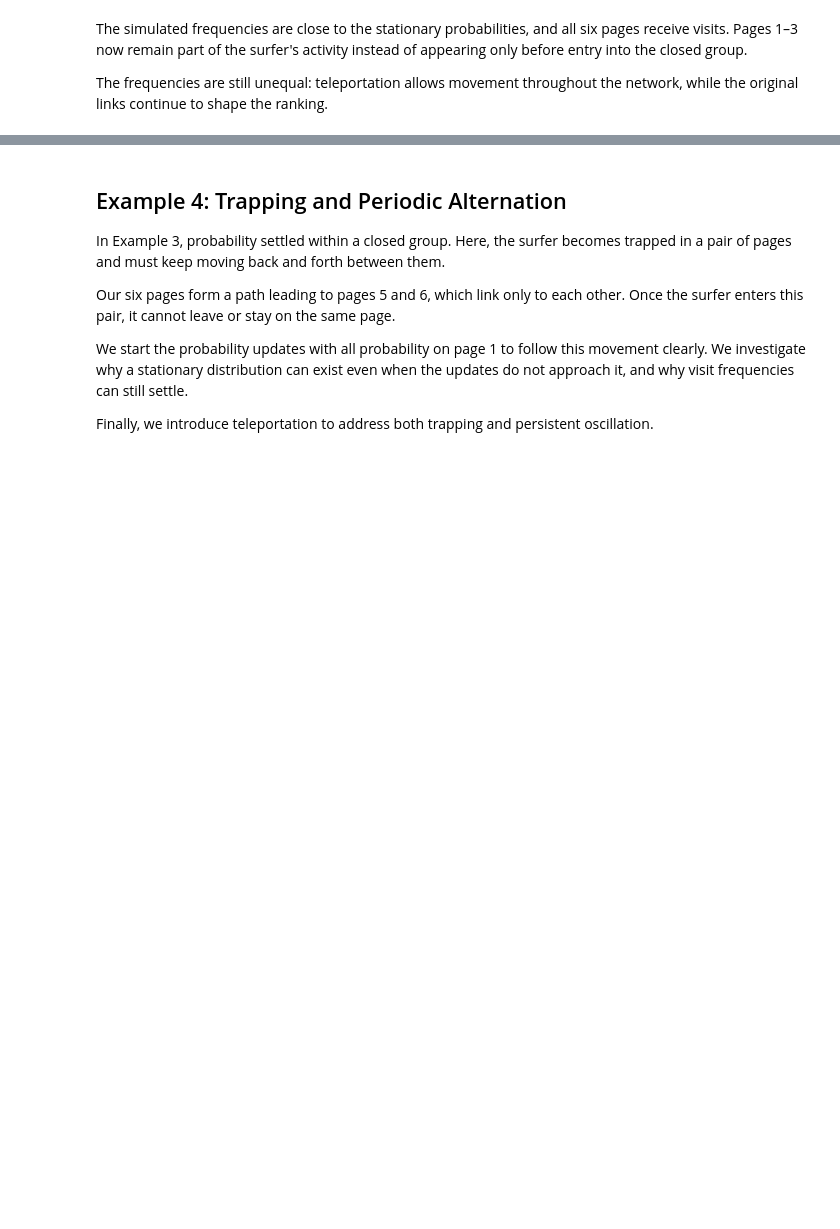
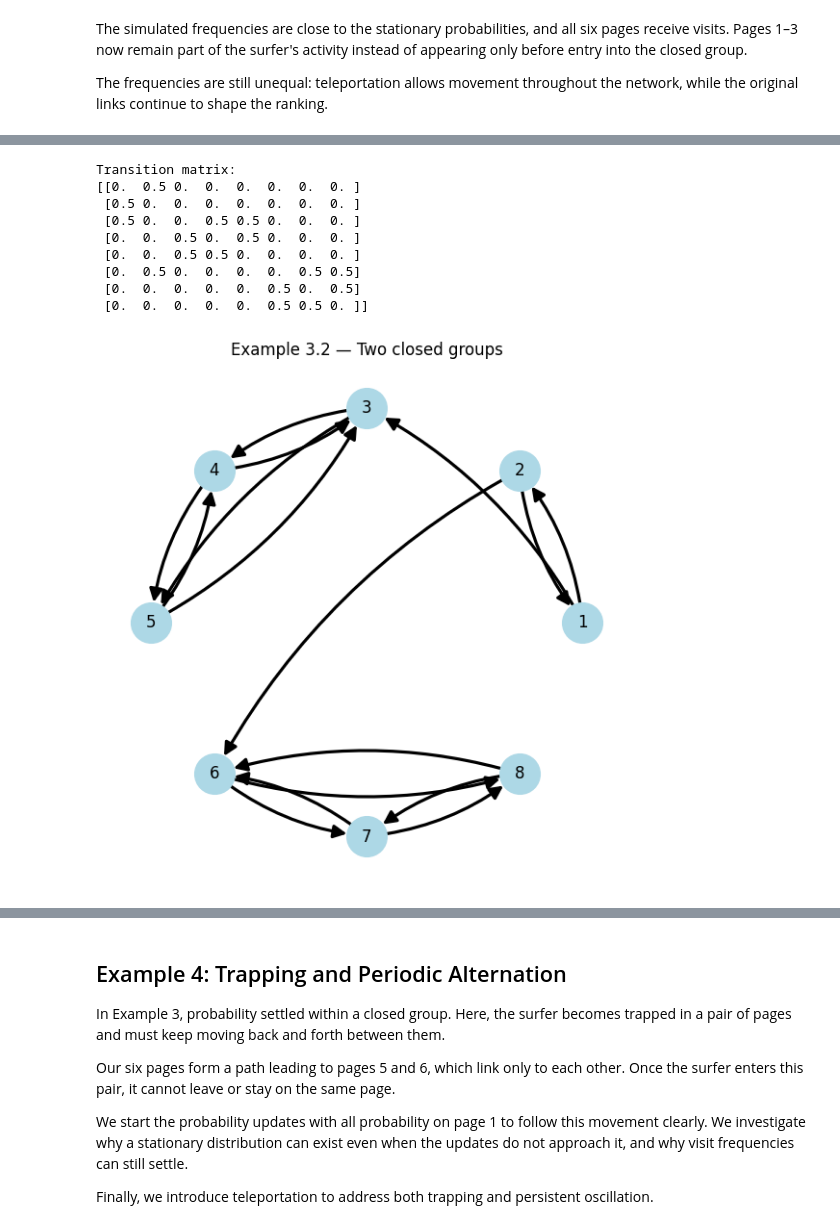
Before and after one commit to LorisEccher/Network-Surfing-Analysis-Python-, a Jupyter notebook: python/Network Surfing.ipynb, the cells around one changed output, grey strips where cells are left out. Drawn from its saved outputs; the diff is of its cells as text; code cells hidden in the pictures; blank space fills up the shorter version.

```diff
--- a/python/Network Surfing.ipynb
+++ b/python/Network Surfing.ipynb
@@ -1414,0 +1496,42 @@ preserving the influence of the original links.
+# %%
+n = 8
+P_double = np.zeros((n, n))
+
+# Page 1 links to pages 2 and 3
+P_double[1, 0] = 0.5
+P_double[2, 0] = 0.5
+
+# Page 2 links to pages 1 and 6
+P_double[0, 1] = 0.5
+P_double[5, 1] = 0.5
+
+# First closed group: pages 3, 4 and 5
+for j in range(2, 5):
+    for i in range(2, 5):
+        if i != j:
+            P_double[i, j] = 0.5
+
+# Second closed group: pages 6, 7 and 8
+for j in range(5, 8):
+    for i in range(5, 8):
+        if i != j:
+            P_double[i, j] = 0.5
+
+print("Transition matrix:")
+print(P_double)
+
+plot_network(
+    P_double,
+    title="Example 3.2 — Two closed groups"
+)
+# %% [output]
+Transition matrix:
+[[0.  0.5 0.  0.  0.  0.  0.  0. ]
+ [0.5 0.  0.  0.  0.  0.  0.  0. ]
+ [0.5 0.  0.  0.5 0.5 0.  0.  0. ]
+ [0.  0.  0.5 0.  0.5 0.  0.  0. ]
+ [0.  0.  0.5 0.5 0.  0.  0.  0. ]
+ [0.  0.5 0.  0.  0.  0.  0.5 0.5]
+ [0.  0.  0.  0.  0.  0.5 0.  0.5]
+ [0.  0.  0.  0.  0.  0.5 0.5 0. ]]
+[figure, added]
```
Also changed, not shown: parts of 51 cells of this notebook, 1 other file.
